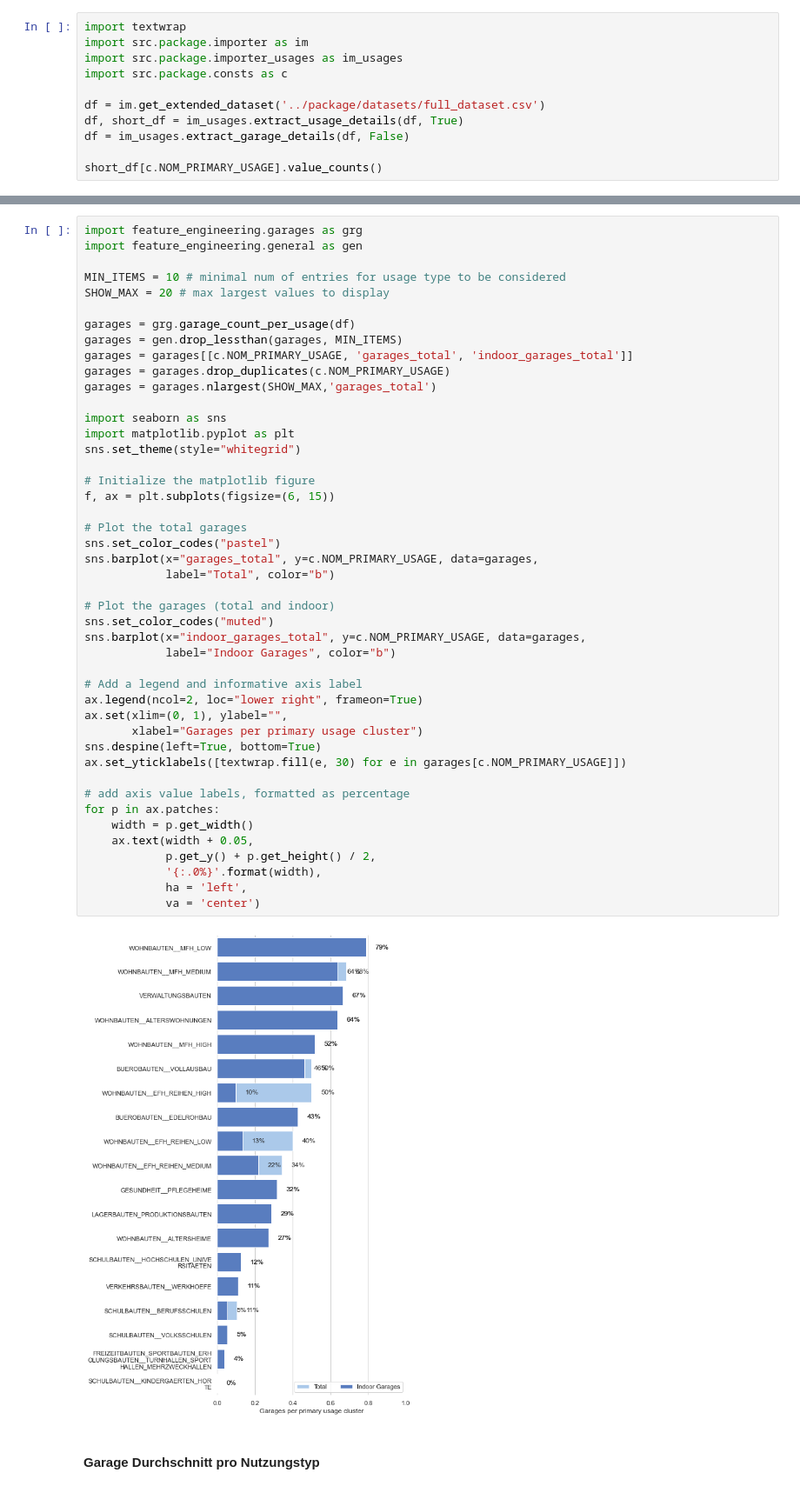
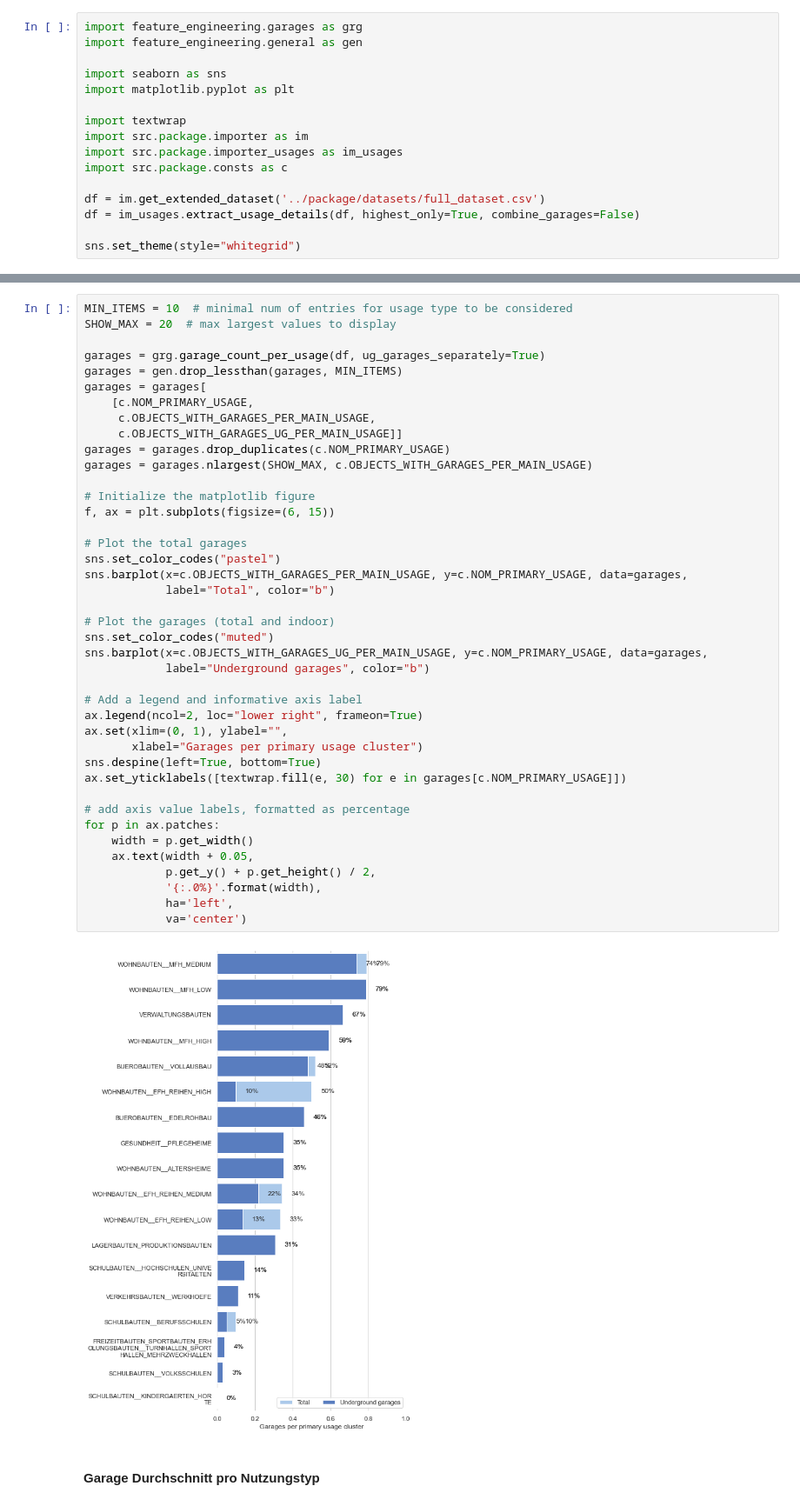
Before and after one commit to FHNW-RW/ip5-metriken-bauwesen, a Jupyter notebook: src/analysis/usage_types_garages.ipynb, the cells around one changed output, grey strips where cells are left out. Shown at 87% size. Cells and saved outputs as stored; diff of their text form.

Commit message:
Add Hot Encoded Usages. Combine Garage Types. Refactor Usage Importer. (Combine Garages & Usages, add new possibilities & more.) Refactor Analysis of Usages and Garages.

```diff
--- a/src/analysis/usage_types_garages.ipynb
+++ b/src/analysis/usage_types_garages.ipynb
@@ -6,11 +6,16 @@ Nachfolgend eine kurze Beschreibung der Hauptnutzungen.
 # %%
+import feature_engineering.garages as grg
+import feature_engineering.general as gen
+
+import seaborn as sns
+import matplotlib.pyplot as plt
+
 import textwrap
 import src.package.importer as im
 import src.package.importer_usages as im_usages
 import src.package.consts as c
 
 df = im.get_extended_dataset('../package/datasets/full_dataset.csv')
-df, short_df = im_usages.extract_usage_details(df, True)
-df = im_usages.extract_garage_details(df, False)
+df = im_usages.extract_usage_details(df, highest_only=True, combine_garages=False)
 
-short_df[c.NOM_PRIMARY_USAGE].value_counts()
+sns.set_theme(style="whitegrid")
@@ -47,50 +28,46 @@ Nachfolgend einige einfache Benchmarks zu den Nuzungstypen.
 # %%
-import feature_engineering.garages as grg
-import feature_engineering.general as gen
+MIN_ITEMS = 10  # minimal num of entries for usage type to be considered
+SHOW_MAX = 20  # max largest values to display
 
-MIN_ITEMS = 10 # minimal num of entries for usage type to be considered
-SHOW_MAX = 20 # max largest values to display
-
-garages = grg.garage_count_per_usage(df)
+garages = grg.garage_count_per_usage(df, ug_garages_separately=True)
 garages = gen.drop_lessthan(garages, MIN_ITEMS)
-garages = garages[[c.NOM_PRIMARY_USAGE, 'garages_total', 'indoor_garages_total']]
+garages = garages[
+    [c.NOM_PRIMARY_USAGE,
+     c.OBJECTS_WITH_GARAGES_PER_MAIN_USAGE,
+     c.OBJECTS_WITH_GARAGES_UG_PER_MAIN_USAGE]]
 garages = garages.drop_duplicates(c.NOM_PRIMARY_USAGE)
-garages = garages.nlargest(SHOW_MAX,'garages_total')
-
-import seaborn as sns
-import matplotlib.pyplot as plt
-sns.set_theme(style="whitegrid")
+garages = garages.nlargest(SHOW_MAX, c.OBJECTS_WITH_GARAGES_PER_MAIN_USAGE)
 
 # Initialize the matplotlib figure
 f, ax = plt.subplots(figsize=(6, 15))
 
 # Plot the total garages
 sns.set_color_codes("pastel")
-sns.barplot(x="garages_total", y=c.NOM_PRIMARY_USAGE, data=garages,
+sns.barplot(x=c.OBJECTS_WITH_GARAGES_PER_MAIN_USAGE, y=c.NOM_PRIMARY_USAGE, data=garages,
             label="Total", color="b")
 
 # Plot the garages (total and indoor)
 sns.set_color_codes("muted")
-sns.barplot(x="indoor_garages_total", y=c.NOM_PRIMARY_USAGE, data=garages,
-            label="Indoor Garages", color="b")
+sns.barplot(x=c.OBJECTS_WITH_GARAGES_UG_PER_MAIN_USAGE, y=c.NOM_PRIMARY_USAGE, data=garages,
+            label="Underground garages", color="b")
 
 # Add a legend and informative axis label
 ax.legend(ncol=2, loc="lower right", frameon=True)
 ax.set(xlim=(0, 1), ylabel="",
        xlabel="Garages per primary usage cluster")
 sns.despine(left=True, bottom=True)
 ax.set_yticklabels([textwrap.fill(e, 30) for e in garages[c.NOM_PRIMARY_USAGE]])
 
 # add axis value labels, formatted as percentage
 for p in ax.patches:
     width = p.get_width()
     ax.text(width + 0.05,
             p.get_y() + p.get_height() / 2,
             '{:.0%}'.format(width),
-            ha = 'left',
-            va = 'center')
+            ha='left',
+            va='center')
 # %% [output]
-[figure, old version]
+[figure, new version]
 # %% [markdown]
 #### Garage Durchschnitt pro Nutzungstyp
 # %%
```
Also changed, not shown: parts of 4 cells of this notebook, 5 other files.
